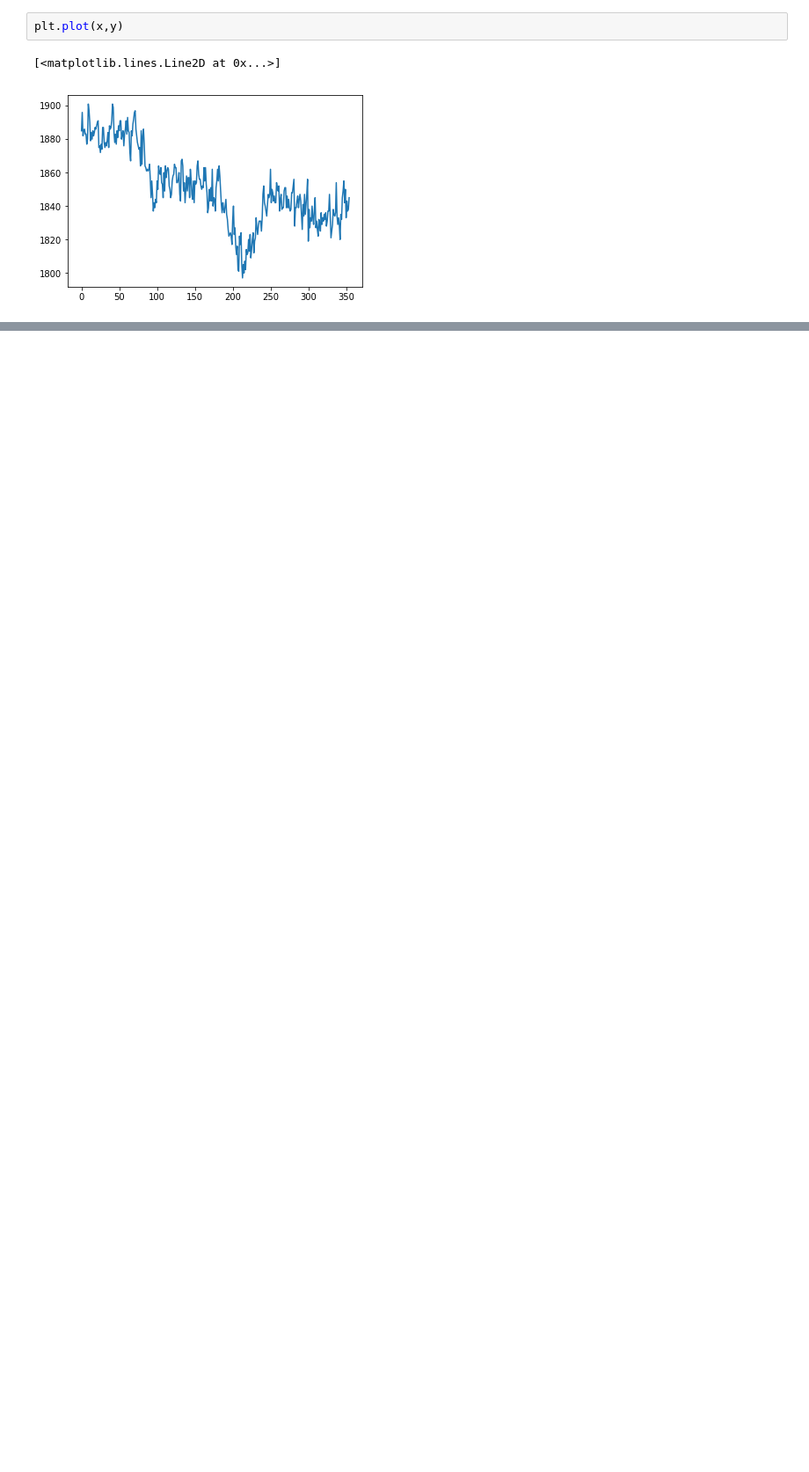
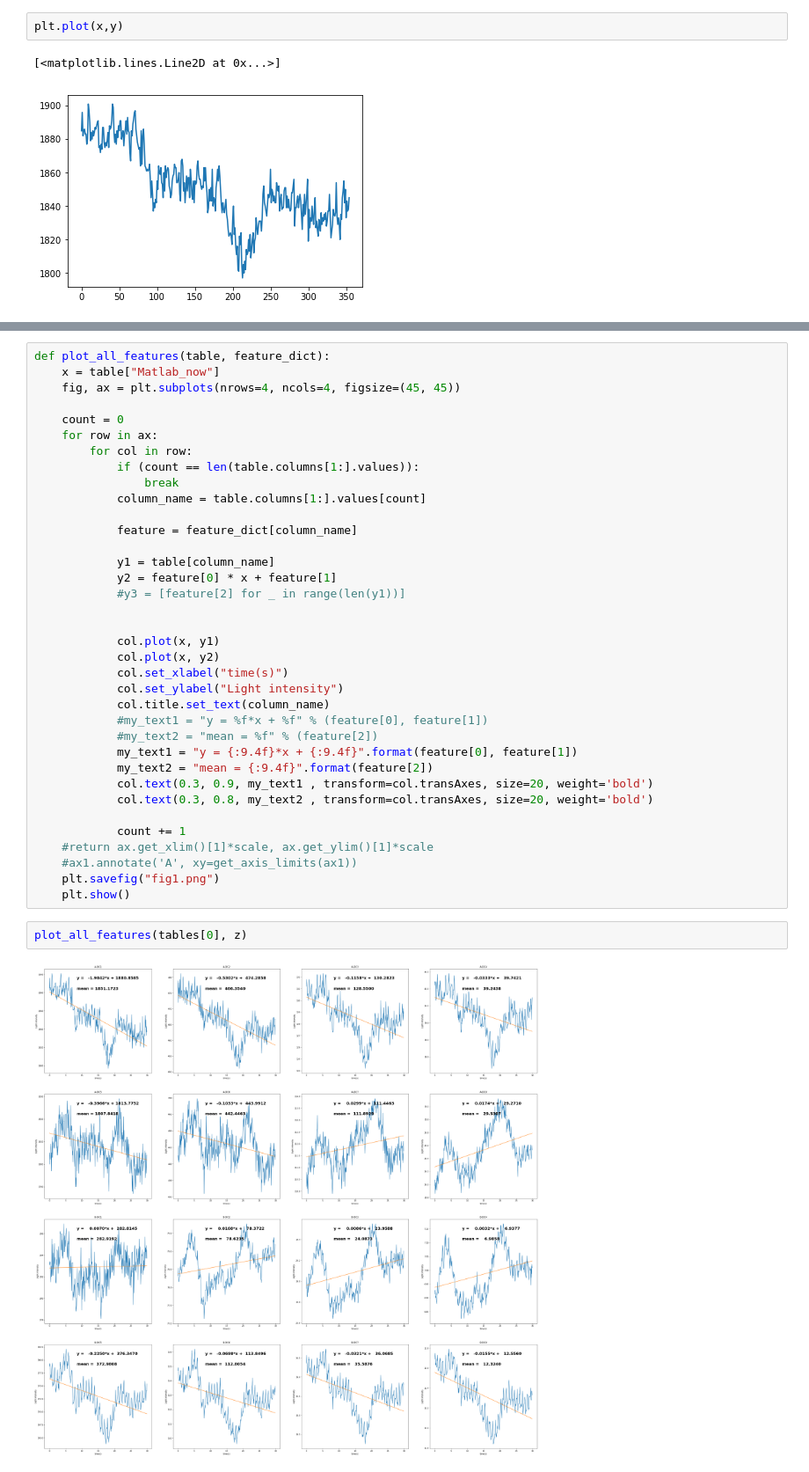
Before and after one commit to jin-sj/hci_lab, a Jupyter notebook: traditional_ml.ipynb, the cells around one changed output, grey strips where cells are left out. Shown at 88% size. Drawn from its saved outputs; the diff is of its cells as text; blank space fills up the shorter version.

```diff
--- a/traditional_ml.ipynb
+++ b/traditional_ml.ipynb
@@ -168,0 +281,40 @@ plt.plot(x,y)
+# %%
+def plot_all_features(table, feature_dict):
+    x = table["Matlab_now"]
+    fig, ax = plt.subplots(nrows=4, ncols=4, figsize=(45, 45))
+
+    count = 0
+    for row in ax:
+        for col in row:
+            if (count == len(table.columns[1:].values)):
+                break
+            column_name = table.columns[1:].values[count]
+
+            feature = feature_dict[column_name]
+
+            y1 = table[column_name]
+            y2 = feature[0] * x + feature[1]
+            #y3 = [feature[2] for _ in range(len(y1))]
+
+
+            col.plot(x, y1)
+            col.plot(x, y2)
+            col.set_xlabel("time(s)")
+            col.set_ylabel("Light intensity")
+            col.title.set_text(column_name)
+            #my_text1 = "y = %f*x + %f" % (feature[0], feature[1])
+            #my_text2 = "mean = %f" % (feature[2])
+            my_text1 = "y = {:9.4f}*x + {:9.4f}".format(feature[0], feature[1])
+            my_text2 = "mean = {:9.4f}".format(feature[2])
+            col.text(0.3, 0.9, my_text1 , transform=col.transAxes, size=20, weight='bold')
+            col.text(0.3, 0.8, my_text2 , transform=col.transAxes, size=20, weight='bold')
+
+            count += 1
+    #return ax.get_xlim()[1]*scale, ax.get_ylim()[1]*scale
+    #ax1.annotate('A', xy=get_axis_limits(ax1))
+    plt.savefig("fig1.png")
+    plt.show()
+# %%
+plot_all_features(tables[0], z)
+# %% [output]
+[figure, added]
```
Also changed, not shown: parts of 14 cells of this notebook, 1 other file.
